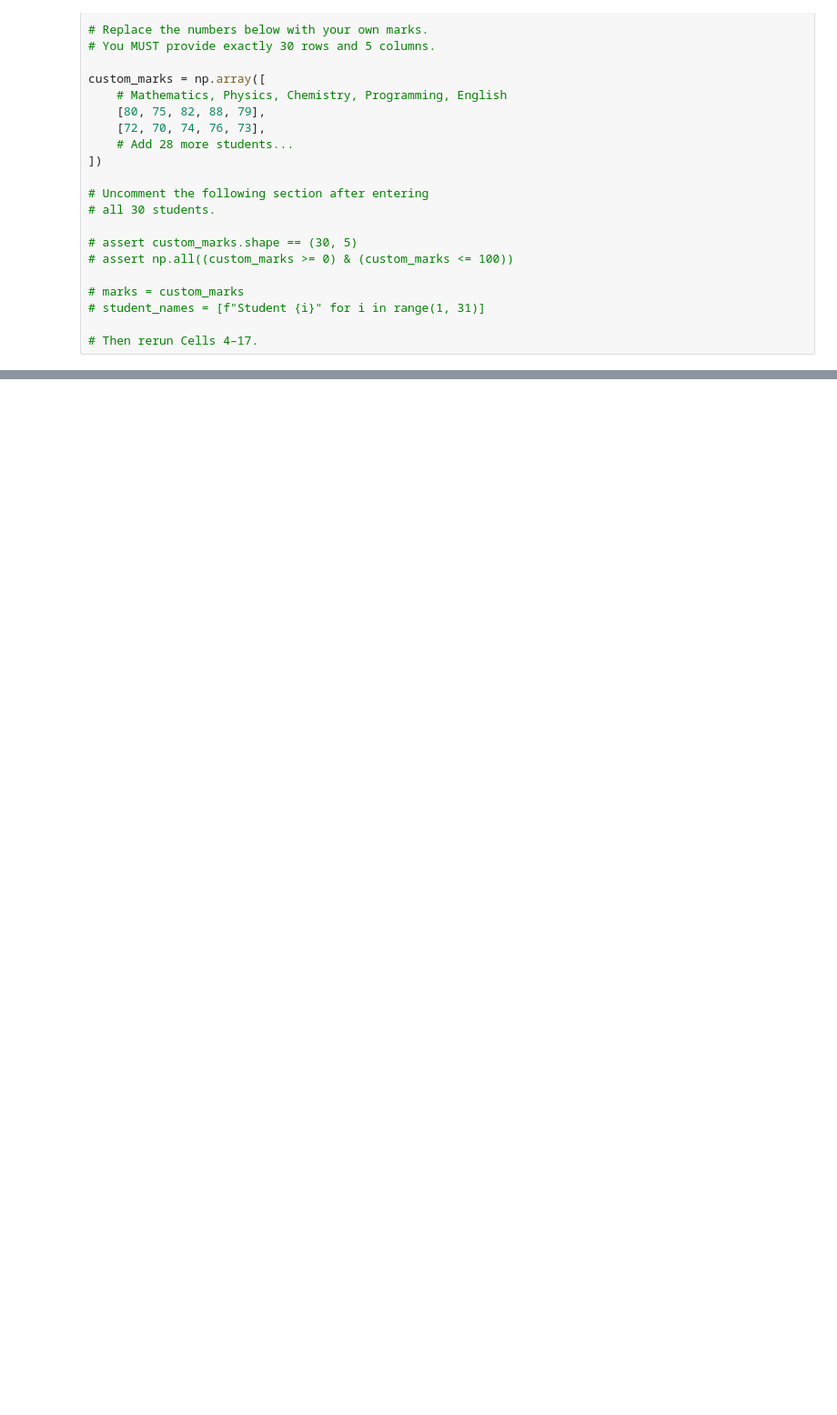
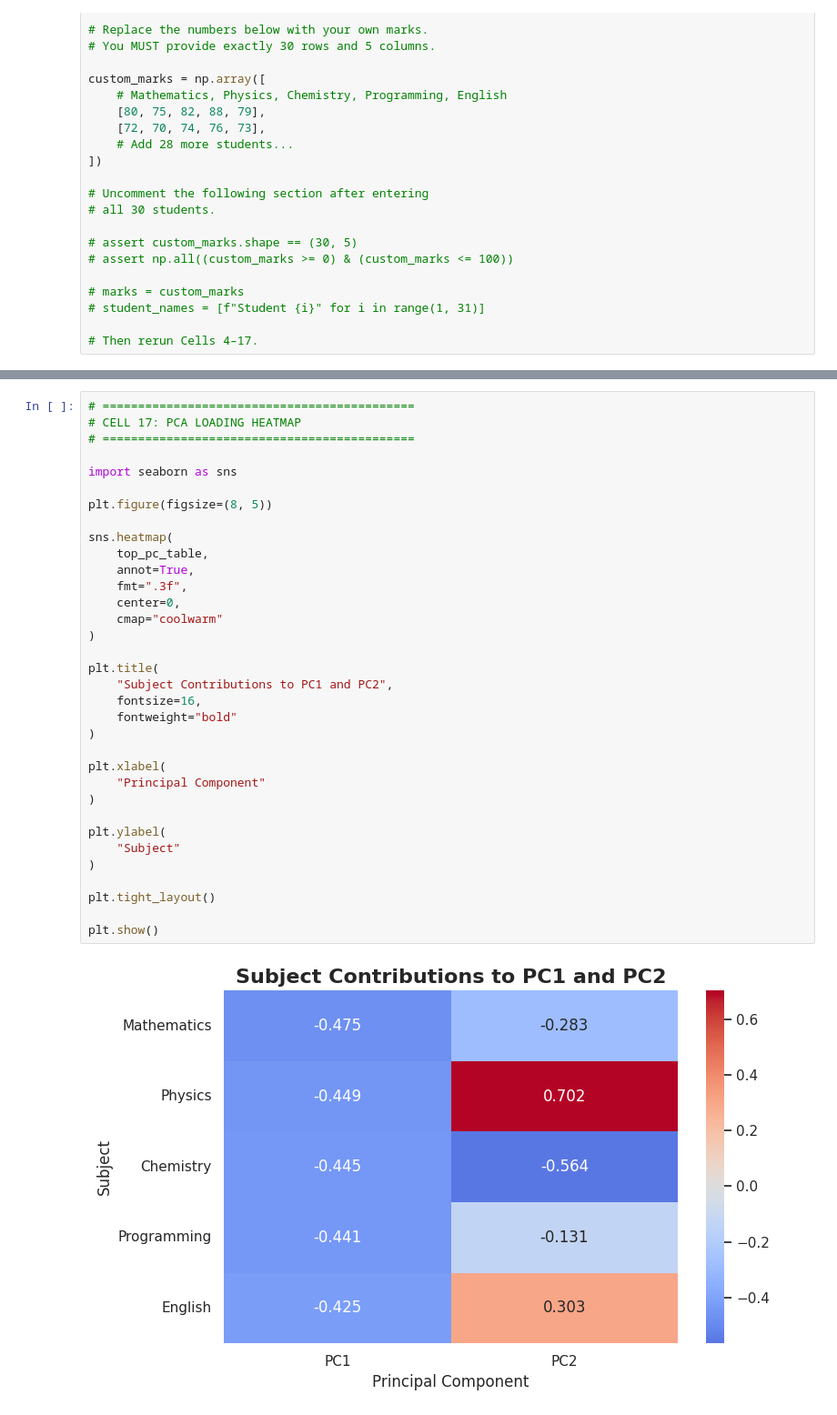
Before and after one commit to kiethema123-csm/Team4, a Jupyter notebook: Incredible_py.ipynb, the cells around one changed output, grey strips where cells are left out. Shown at 91% size. Drawn from its saved outputs; the diff is of its cells as text; blank space fills up the shorter version.

```diff
--- a/Incredible_py.ipynb
+++ b/Incredible_py.ipynb
@@ -817,0 +1643,36 @@ custom_marks = np.array([
+# %%
+# ============================================
+# CELL 17: PCA LOADING HEATMAP
+# ============================================
+
+import seaborn as sns
+
+plt.figure(figsize=(8, 5))
+
+sns.heatmap(
+    top_pc_table,
+    annot=True,
+    fmt=".3f",
+    center=0,
+    cmap="coolwarm"
+)
+
+plt.title(
+    "Subject Contributions to PC1 and PC2",
+    fontsize=16,
+    fontweight="bold"
+)
+
+plt.xlabel(
+    "Principal Component"
+)
+
+plt.ylabel(
+    "Subject"
+)
+
+plt.tight_layout()
+
+plt.show()
+# %% [output]
+[figure, added]
```
Also changed, not shown: parts of 20 cells of this notebook.
